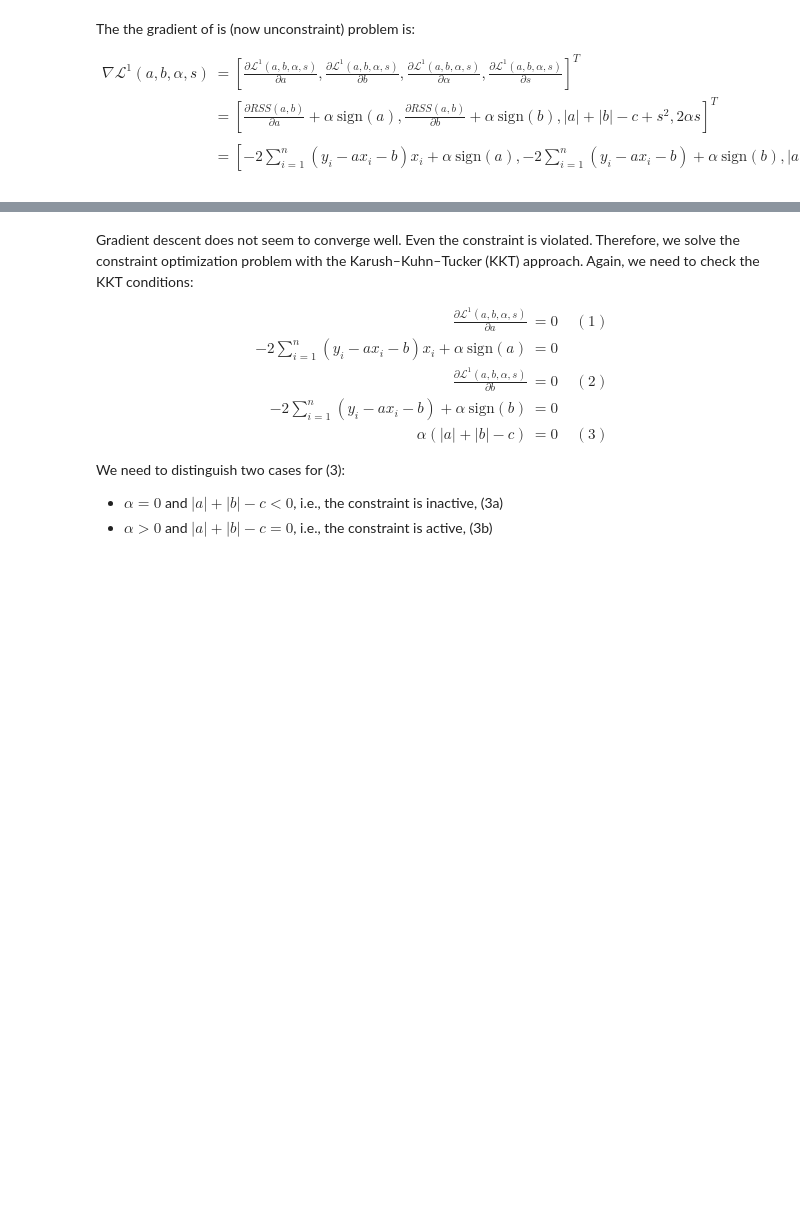
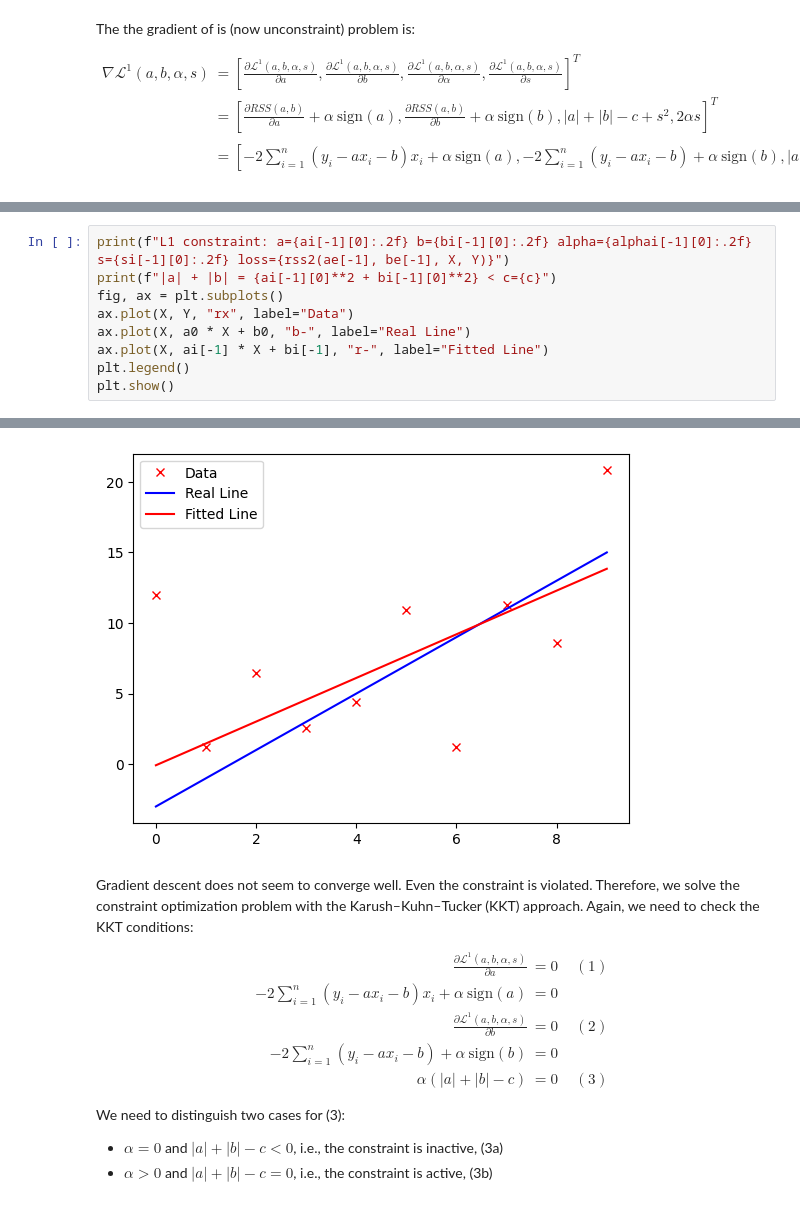
Before and after one commit to kallefrisk/Schoolwork, a Jupyter notebook: Python/DeepLearning/Regularization of linear regression with norms and constraints.ipynb, the cells around one changed output, grey strips where cells are left out. Saved outputs shown, nothing was run; the diff lists cells and outputs as text; blank space fills up the shorter version.

```diff
--- a/Python/DeepLearning/Regularization of linear regression with norms and constraints.ipynb
+++ b/Python/DeepLearning/Regularization of linear regression with norms and constraints.ipynb
@@ -805,0 +829,10 @@ hold off
+# %%
+print(f"L1 constraint: a={ai[-1][0]:.2f} b={bi[-1][0]:.2f} alpha={alphai[-1][0]:.2f} s={si[-1][0]:.2f} loss={rss2(ae[-1], be[-1], X, Y)}")
+print(f"|a| + |b| = {ai[-1][0]**2 + bi[-1][0]**2} < c={c}")
+fig, ax = plt.subplots()
+ax.plot(X, Y, "rx", label="Data")
+ax.plot(X, a0 * X + b0, "b-", label="Real Line")
+ax.plot(X, ai[-1] * X + bi[-1], "r-", label="Fitted Line")
+plt.legend()
+plt.show()
+# %% [output]
@@ -806,3 +841,4 @@ hold off
+[figure, added]
 # %% [markdown]
 Gradient descent does not seem to converge well. Even the constraint is violated. Therefore, we solve the constraint optimization problem with the Karush–Kuhn–Tucker (KKT) approach. Again, we need to check the KKT conditions:
 
```
Also changed, not shown: parts of 35 cells of this notebook.
